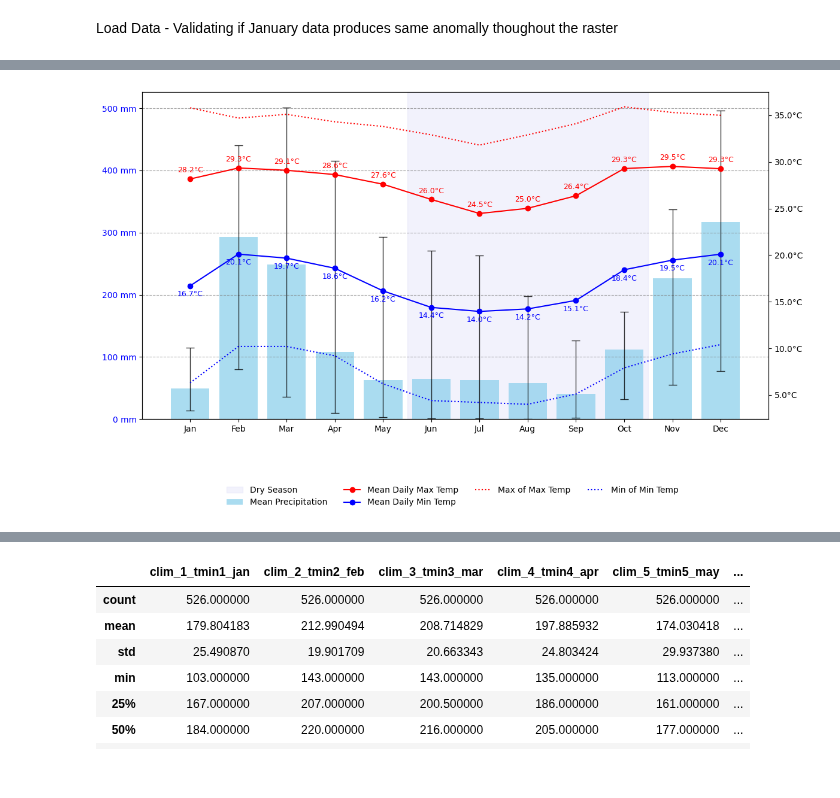
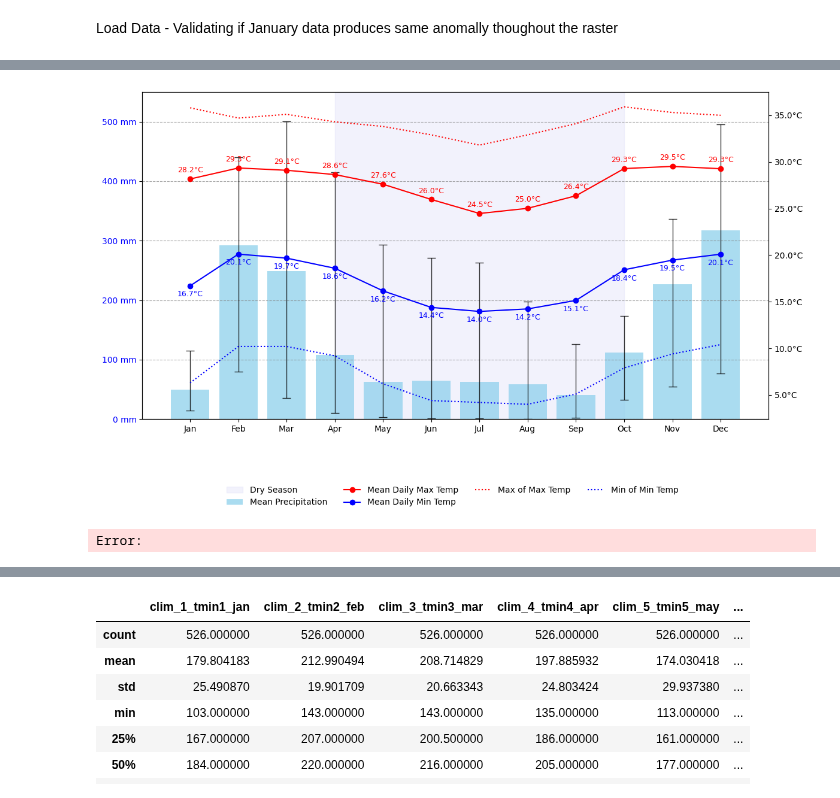
Before and after one commit to tahiri-lab/py_madaclim, a Jupyter notebook: workdir/analysis/bin/graphs/monthly_distribution.ipynb, the cells around one changed output, grey strips where cells are left out. Drawn from its saved outputs; the diff is of its cells as text; code cells hidden in the pictures.

```diff
--- a/workdir/analysis/bin/graphs/monthly_distribution.ipynb
+++ b/workdir/analysis/bin/graphs/monthly_distribution.ipynb
@@ -75,7 +75,7 @@ def c_formatter(x, pos):
 fig, ax1 = plt.subplots(figsize=(12, 6))
 
 # Highlight dry season
-ax1.axvspan(4.5, 9.5, color="lavender", alpha=0.5, label="Dry Season")
+ax1.axvspan(3, 9, color="lavender", alpha=0.5, label="Dry Season")
 ax1.grid(axis="y", linestyle="--", alpha=0.7, color="gray")
 
 # Plot precipitation bars with ranges
@@ -91,7 +91,7 @@ bars = ax1.bar(
     capsize=5,
     error_kw={"elinewidth": 1, "alpha": 0.8},
 )
-
+ax1.set_ylim(0, 550)
 #ax1.set_ylabel("Precipitation (mm)", color="blue")
 ax1.yaxis.set_major_formatter(FuncFormatter(mm_formatter))
 ax1.tick_params(axis="y", labelcolor="blue")
@@ -114,34 +114,35 @@ for i, (min_temp, max_temp) in enumerate(zip(mean_min_temps, mean_max_temps)):
         i,
         max_temp + 0.5,
         f"{max_temp:.1f}°C",
         color="red",
         ha="center",
         va="bottom",
         fontsize=9,
     )
     # Annotate min temp (blue) with an offset
     ax2.text(
         i,
         min_temp - 0.5,
         f"{min_temp:.1f}°C",
         color="blue",
         ha="center",
         va="top",
         fontsize=9,
     )
 
 #ax2.set_ylabel("Temperature (°C)", color="black")
 ax2.yaxis.set_major_formatter(FuncFormatter(c_formatter))
 ax2.tick_params(axis="y", labelcolor="black")
 
 # Add legends
 fig.legend(loc="upper center", bbox_to_anchor=(0.5, -0.1), ncol=4, frameon=False, fontsize=10)
 
 # Adjust layout and show the plot
 plt.tight_layout()
 plt.show()
 # %% [output]
-[figure, old version]
+[figure, new version]
+Error:
 # %%
 import matplotlib.pyplot as plt
 import numpy as np
```
Also changed, not shown: parts of 6 cells of this notebook, 3 other files.
